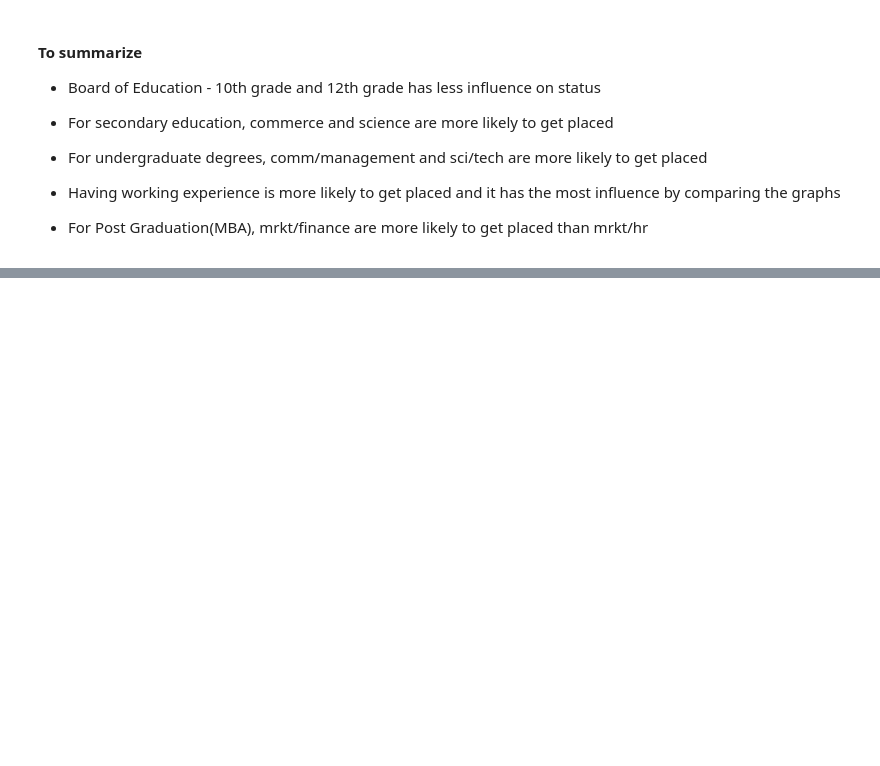
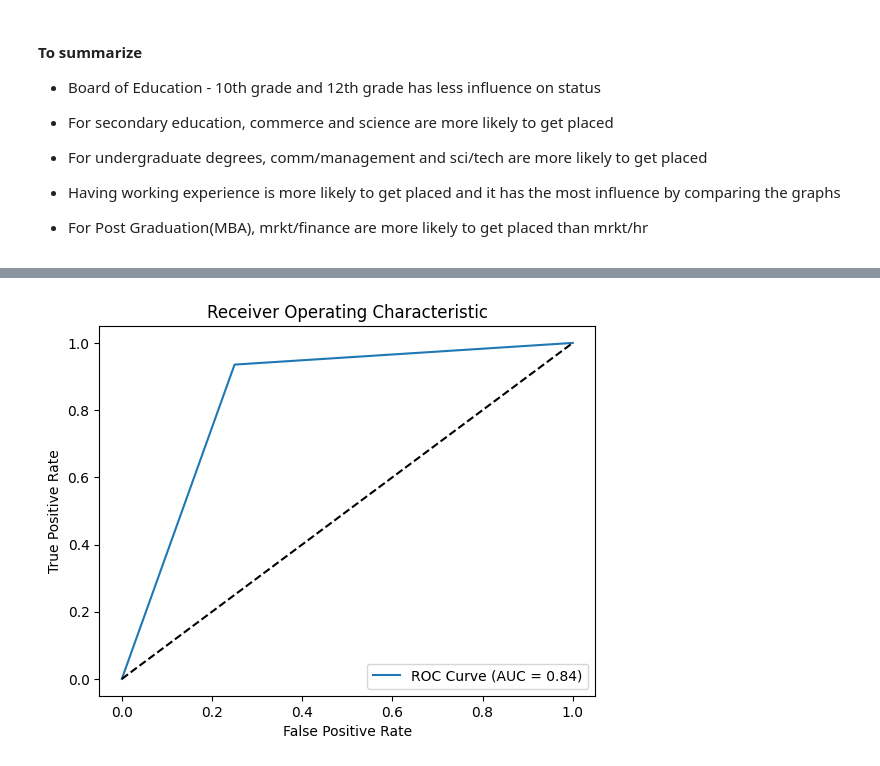
Before and after one commit to lucioew28/avaliacao_c2_a1_adac, a Jupyter notebook: main.ipynb, the cells around one changed output, grey strips where cells are left out. Saved outputs shown, nothing was run; the diff lists cells and outputs as text; code cells hidden in the pictures; blank space fills up the shorter version.

```diff
--- a/main.ipynb
+++ b/main.ipynb
@@ -302,0 +358,26 @@ plt.show()
+# %%
+# Divide em dois grupos independentes e dependentes
+X = df_no_salary.drop('status', axis=1)
+y = df_no_salary['status']
+
+# Divide em grupo de teste e de treino
+X_train, X_test, y_train, y_test = train_test_split(X, y, test_size=0.2, random_state=42)
+
+# Cria uma instancia de LogisticRegression e molda ela para os dados
+logreg = LogisticRegression(max_iter=1000).fit(X_train, y_train)
+
+# Realiza predições no datase de testes
+y_pred = logreg.predict(X_test)
+
+
+accuracy = accuracy_score(y_test, y_pred)
+linearR2Score = r2_score(y_test, y_pred)
+linearMSE = mean_squared_error(y_test, y_pred)
+linearRMSE = np.sqrt(linearMSE)
+linearMAE = mean_absolute_error(y_test, y_pred)
+
+print("Accuracy:", accuracy)
+print("R2Score: ", linearR2Score)
+print("MSE: ", linearMSE)
+print("RMSE: ", linearRMSE)
+print("MAE: ", linearMAE)
@@ -302,0 +423,17 @@ plt.show()
+# %%
+# Calculate fpr, tpr, and thresholds
+fpr, tpr, thresholds = roc_curve(y_test, y_pred)
+
+# Calculate AUC
+auc = roc_auc_score(y_test, y_pred)
+
+# Plot ROC curve
+plt.plot(fpr, tpr, label='ROC Curve (AUC = %0.2f)' % auc)
+plt.plot([0, 1], [0, 1], 'k--')  # Diagonal line representing random guessing
+plt.xlabel('False Positive Rate')
+plt.ylabel('True Positive Rate')
+plt.title('Receiver Operating Characteristic')
+plt.legend(loc='lower right')
+plt.show()
+# %% [output]
+[figure, added]
```
Also changed, not shown: parts of 14 cells of this notebook.
